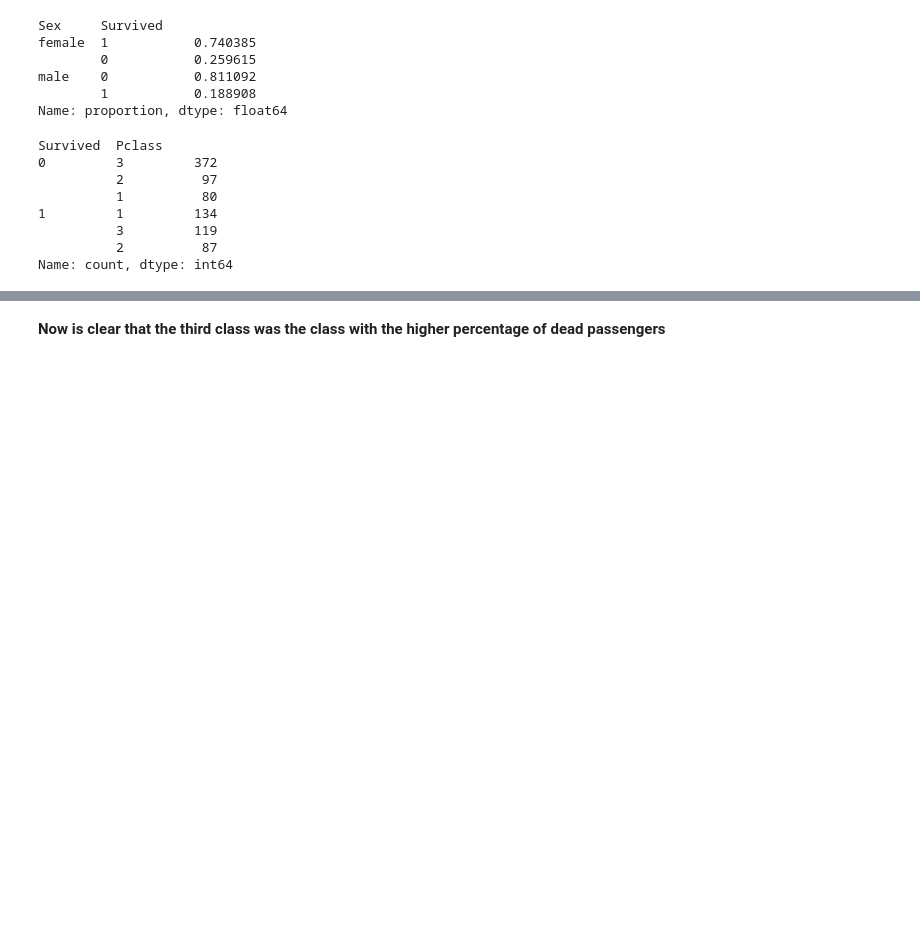
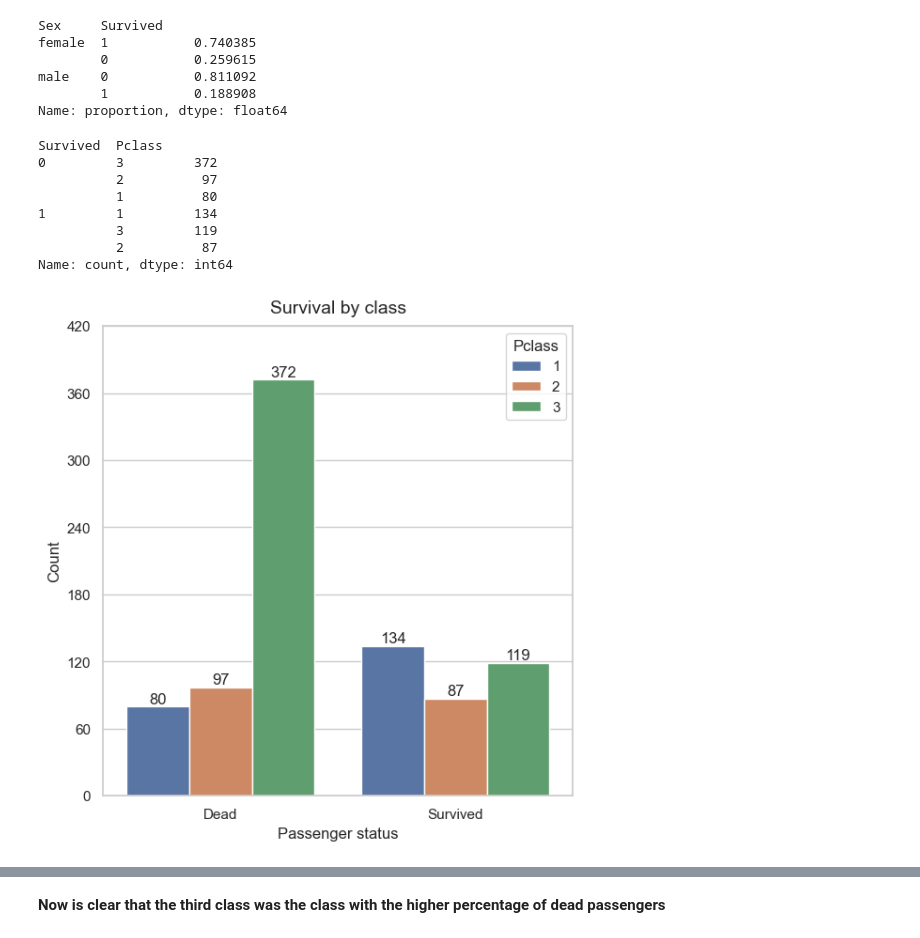
Before and after one commit to italojsr/Titanic, a Jupyter notebook: titanic.ipynb, the cells around one changed output, grey strips where cells are left out. Cells and saved outputs as stored; diff of their text form; code cells hidden in the pictures; blank space fills up the shorter version.

```diff
--- a/titanic.ipynb
+++ b/titanic.ipynb
@@ -232,3 +240,17 @@ Survived  Pclass
           3         119
           2          87
 Name: count, dtype: int64
+# %%
+fig = plt.figure(figsize = (5,5))
+ax = fig.add_axes([0,0,1,1])
+sns.countplot(df,x = 'Survived',hue = 'Pclass')
+sns.set_theme(style = 'whitegrid')
+ax.set_xticks([0,1],('Dead','Survived'))
+ax.set_yticks(np.arange(0,480,60))
+ax.set_xlabel('Passenger status',fontsize = 12)
+ax.set_ylabel('Count',fontsize = 12)
+ax.set_title('Survival by class',fontsize = 14,pad = 10)
+for label in ax.containers:
+    ax.bar_label(label)
+# %% [output]
+[figure, added]
```
Also changed, not shown: parts of 7 cells of this notebook.
